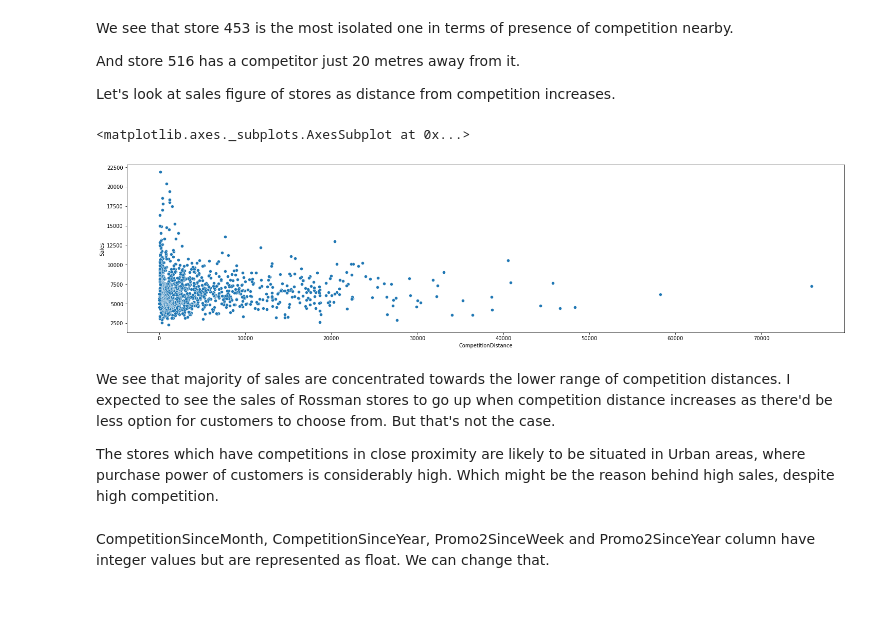
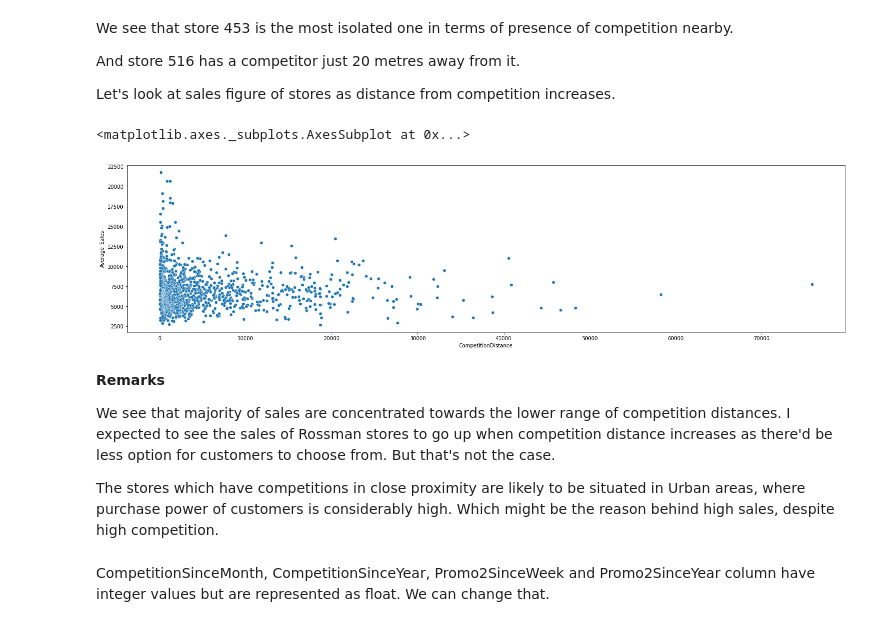
Before and after one commit to cpvivek/Rossman-Sales-Prediction-Machine-Learning-Regression-Model, a Jupyter notebook: Rossmann_Sales_Prediction_Capstone_Project_Vivek_CP.ipynb, the cells around one changed output. Drawn from its saved outputs; the diff is of its cells as text; code cells hidden in the pictures.

```diff
--- a/Rossmann_Sales_Prediction_Capstone_Project_Vivek_CP.ipynb
+++ b/Rossmann_Sales_Prediction_Capstone_Project_Vivek_CP.ipynb
@@ -625,15 +609,17 @@ And store 516 has a competitor just 20 metres away from it.
 
 Let's look at sales figure of stores as distance from competition increases.
 # %%
-df_sales=dataset[dataset.Open==1].groupby('Store')['Sales'].median().reset_index()
+df_sales=dataset[dataset.Open==1].groupby('Store')['Sales'].mean().reset_index().rename(columns={'Sales':'Average_Sales'})
 df_merged=pd.merge(df_dist,df_sales,on='Store')
 
 plt.figure(figsize=(25,6))
-sns.scatterplot(x=df_merged.CompetitionDistance,y=df_merged.Sales)
+sns.scatterplot(x=df_merged.CompetitionDistance,y=df_merged.Average_Sales)
 # %% [output]
 <matplotlib.axes._subplots.AxesSubplot at 0x...>
-[figure, old version]
+[figure, new version]
 # %% [markdown]
+**Remarks**
+
 We see that majority of sales are concentrated towards the lower range of competition distances. I expected to see the sales of Rossman stores to go up when competition distance increases as there'd be less option for customers to choose from. But that's not the case.
 
 The stores which have competitions in close proximity are likely to be situated in Urban areas, where purchase power of customers is considerably high. Which might be the reason behind high sales, despite high competition.
```
Also changed, not shown: parts of 110 cells of this notebook.
